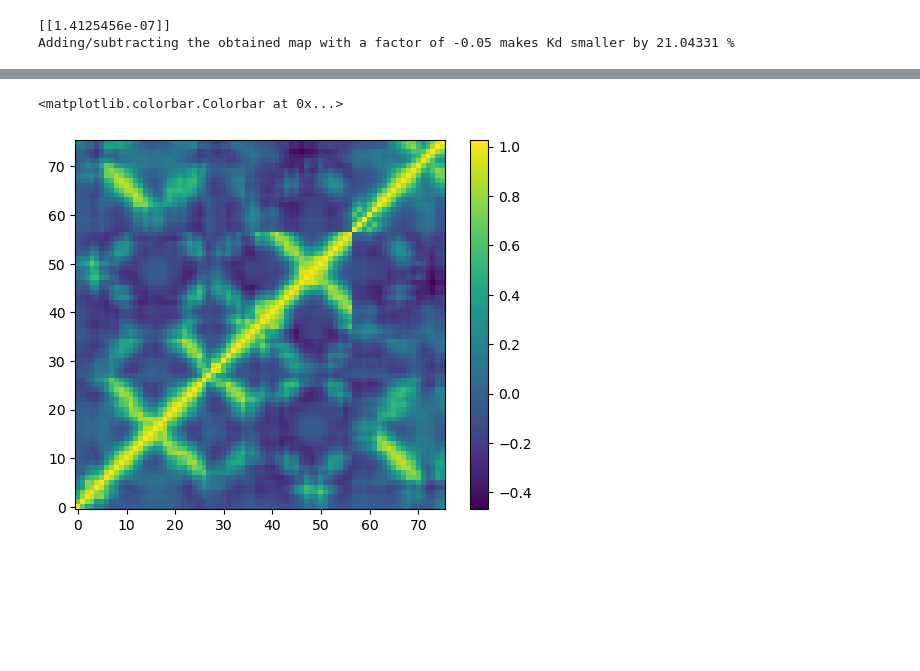
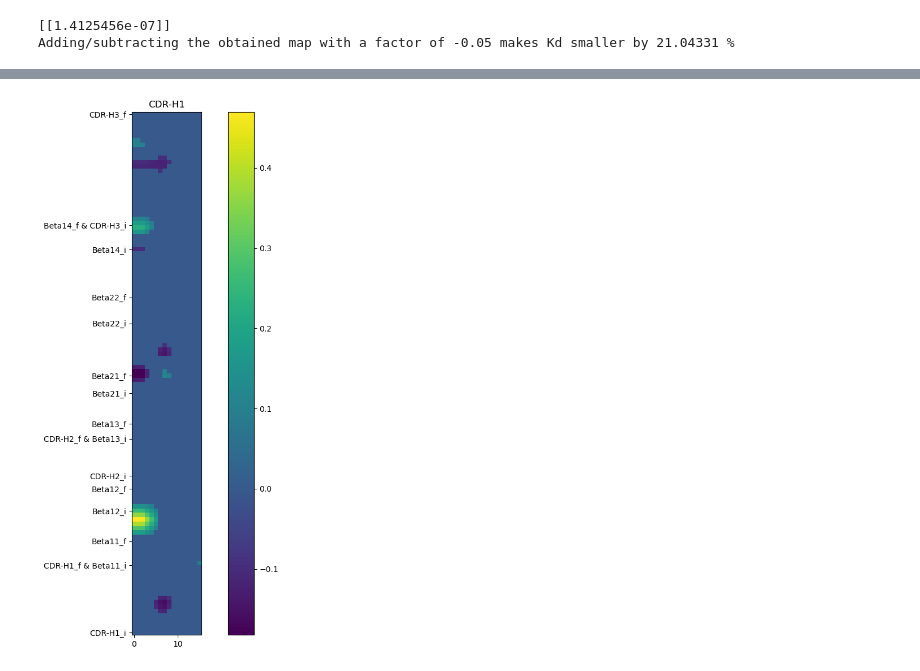
Before and after one commit to kevinmicha/ANTIPASTI, a Jupyter notebook: NMA CNN.ipynb, the cells around one changed output, grey strips where cells are left out. Saved outputs shown, nothing was run; the diff lists cells and outputs as text; code cells hidden in the pictures; blank space fills up the shorter version.

```diff
--- a/NMA CNN.ipynb
+++ b/NMA CNN.ipynb
@@ -763,26 +661,0 @@ plt.show()
-# %%
-# expanded version, total change: 13.85%
-cdr3_factor = -0.05
-cdr1_factor = -0.05
-cdr2_factor = 0.05 #
-beta11_factor = -0.05
-beta12_factor = -0.05
-beta13_factor = -0.05 #
-beta14_factor = 0.05 #
-beta21_factor = -0.05
-beta22_factor = -0.05 #
-alpha_factor = -0.05
-
-weights = np.array([cdr1_factor, beta11_factor, beta12_factor, cdr2_factor, beta13_factor, beta21_factor, beta22_factor, alpha_factor, beta14_factor, cdr3_factor])
-coord = np.array([cdr1_coord, beta11_coord, beta12_coord, cdr2_coord, beta13_coord, beta21_coord, beta22_coord, alpha_coord, beta14_coord, cdr3_coord])
-maps = [cdr1_corr, beta11_corr, beta12_corr, cdr2_corr, beta13_corr, beta21_corr, beta22_corr, alpha_corr, beta14_corr, cdr3_corr]
-
-ideal = np.load(download_path + '1t66.npy')[:76, :76].astype(np.float32)
-for i in range(len(weights)):
-    temp = np.pad(maps[i], ((0, 0), (coord[i][0], 76-coord[i][-1]-1)))
-    ideal += weights[i] * (temp + np.transpose(temp)) / 2
-plt.imshow(ideal, origin='lower')
-plt.colorbar()
-# %% [output]
-<matplotlib.colorbar.Colorbar at 0x...>
-[figure, removed]
@@ -794,0 +662,26 @@ print('Kd smaller by', per_change, '%')
+# %%
+cdr1_coord = range(max_res_list.index('26'), max_res_list.index('33'))
+cdr2_coord = range(max_res_list.index('52'), max_res_list.index('57'))
+cdr3_coord = range(max_res_list.index('95'), max_res_list.index('102')+1)
+beta11_coord = range(max_res_list.index('33'), max_res_list.index('39'))
+beta12_coord = range(max_res_list.index('45'), max_res_list.index('51'))
+beta13_coord = range(max_res_list.index('57'), max_res_list.index('61'))
+beta14_coord = range(max_res_list.index('89'), max_res_list.index('95'))
+beta21_coord = range(max_res_list.index('67'), max_res_list.index('72'))
+beta22_coord = range(max_res_list.index('75'), max_res_list.index('82'))
+alpha_coord = range(max_res_list.index('84'), max_res_list.index('87'))
+
+ticks = [cdr1_coord[0], (cdr1_coord[-1]+beta11_coord[0])/2, beta11_coord[-1], beta12_coord[0], beta12_coord[-1], cdr2_coord[0], (cdr2_coord[-1]+beta13_coord[0])/2, beta13_coord[-1], beta21_coord[0], beta21_coord[-1],
+         beta22_coord[0], beta22_coord[-1], beta14_coord[0], (beta14_coord[-1]+cdr3_coord[0])/2, cdr3_coord[-1]]
+
+ticks_labels = ['CDR-H1_i', 'CDR-H1_f & Beta11_i', 'Beta11_f', 'Beta12_i', 'Beta12_f', 'CDR-H2_i', 'CDR-H2_f & Beta13_i', 'Beta13_f', 'Beta21_i', 'Beta21_f', 'Beta22_i', 'Beta22_f', 'Beta14_i', 'Beta14_f & CDR-H3_i', 'CDR-H3_f']
+# %%
+plt.figure(figsize=(12, 12))
+cdr1_corr = cv2.resize(img, dsize=(120, 120))[:, cdr1_coord]
+plt.imshow(np.where(abs(cdr1_corr)<abs(cdr1_corr).max()/5, 0, cdr1_corr), origin='lower')
+plt.yticks(ticks, ticks_labels, fontsize=10)
+plt.colorbar()
+plt.title('CDR-H1')
+plt.show()
+# %% [output]
+[figure, added]
```
Also changed, not shown: parts of 32 cells of this notebook, 1 other file.
